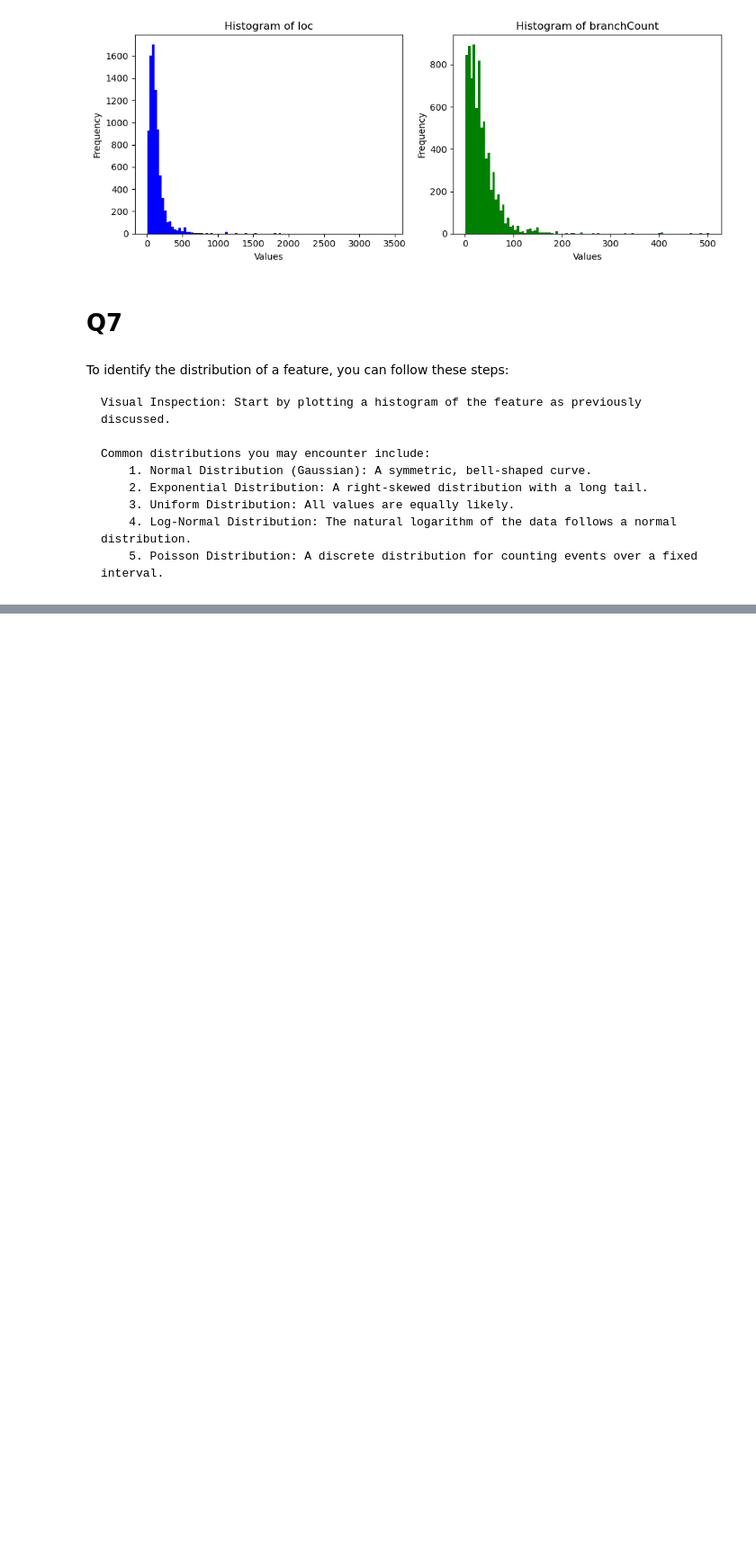
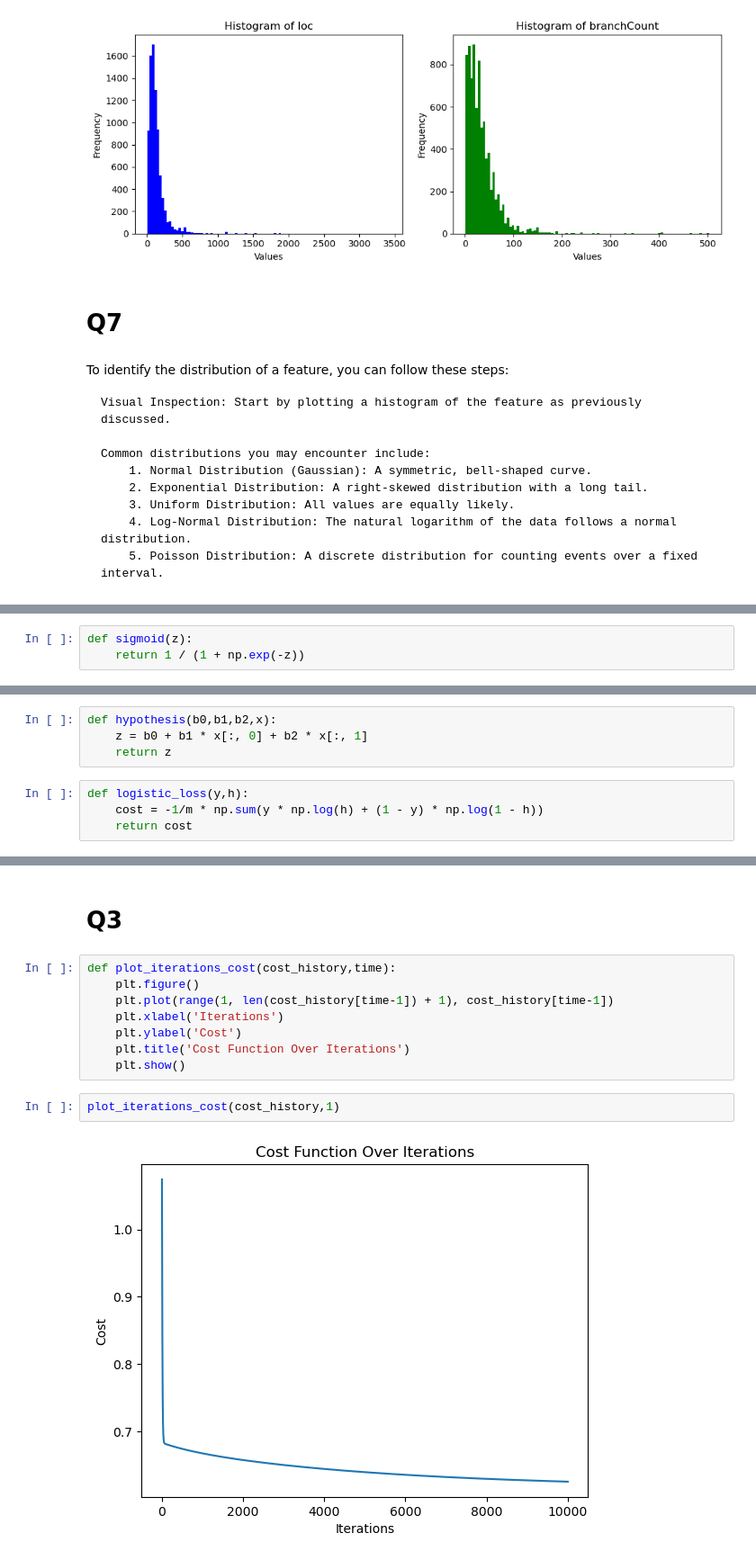
Before and after one commit to itsatefe/Pattern-Recognition, a Jupyter notebook: HW1/Logistic_regression/Logistic.ipynb, the cells around one changed output, grey strips where cells are left out. Shown: that part at 90% size. Drawn from its saved outputs; the diff is of its cells as text; blank space fills up the shorter version.

Commit message:
logistic regression model

```diff
--- a/HW1/Logistic_regression/Logistic.ipynb
+++ b/HW1/Logistic_regression/Logistic.ipynb
@@ -199,0 +359,3 @@ Our data is Log_Normal distuributed
+# %%
+def sigmoid(z):
+    return 1 / (1 + np.exp(-z))
@@ -199,0 +364,8 @@ Our data is Log_Normal distuributed
+# %%
+def hypothesis(b0,b1,b2,x):
+    z = b0 + b1 * x[:, 0] + b2 * x[:, 1]
+    return z
+# %%
+def logistic_loss(y,h):
+    cost = -1/m * np.sum(y * np.log(h) + (1 - y) * np.log(1 - h))
+    return cost
@@ -199,0 +415,14 @@ Our data is Log_Normal distuributed
+# %% [markdown]
+# Q3
+# %%
+def plot_iterations_cost(cost_history,time):
+    plt.figure()
+    plt.plot(range(1, len(cost_history[time-1]) + 1), cost_history[time-1])
+    plt.xlabel('Iterations')
+    plt.ylabel('Cost')
+    plt.title('Cost Function Over Iterations')
+    plt.show()
+# %%
+plot_iterations_cost(cost_history,1)
+# %% [output]
+[figure, added]
```
Also changed, not shown: parts of 75 cells of this notebook.
